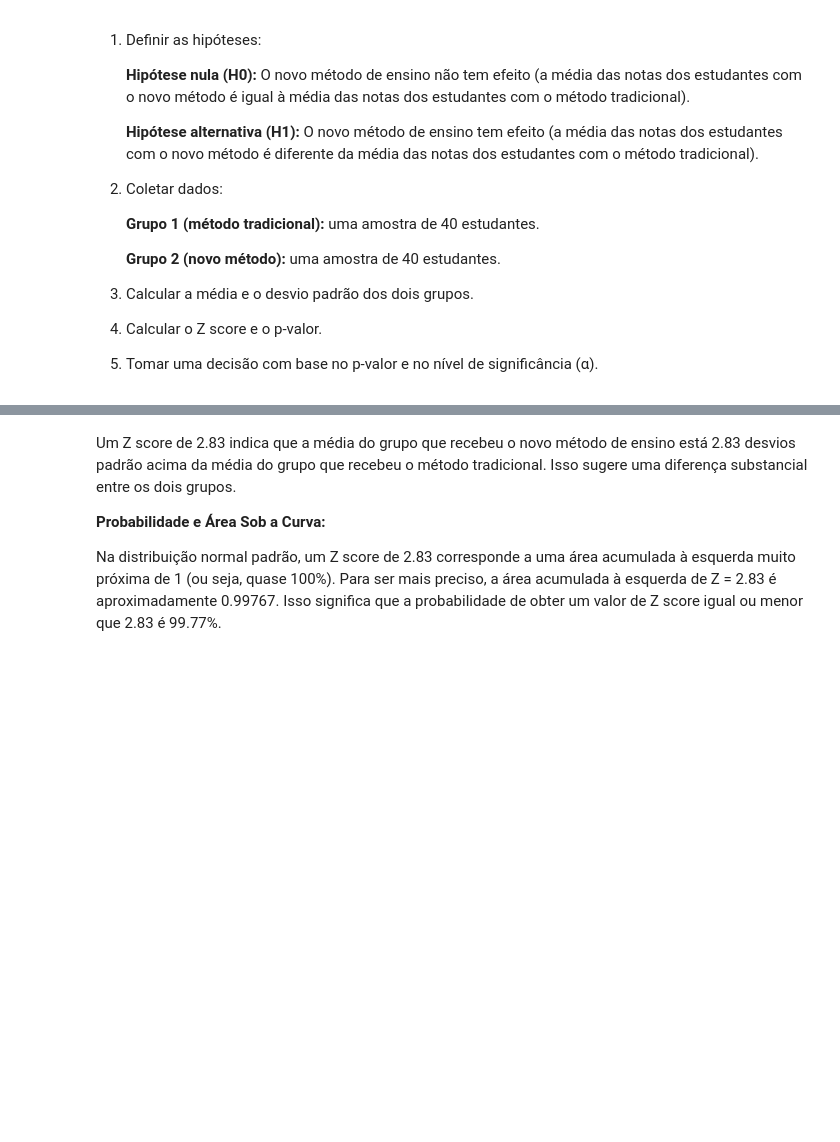
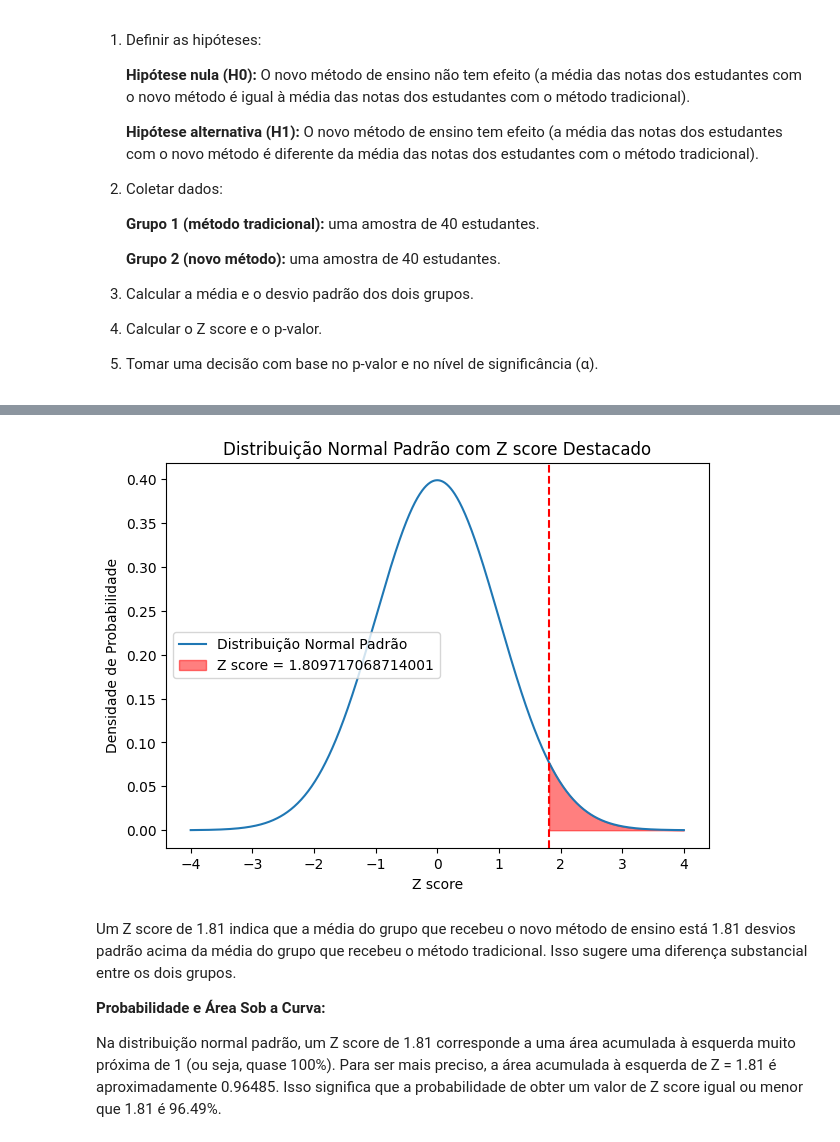
Before and after one commit to reprograma/on35-python-s10-estatistica-II, a Jupyter notebook: material/aula_s10.ipynb, the cells around one changed output, grey strips where cells are left out. Drawn from its saved outputs; the diff is of its cells as text; code cells hidden in the pictures; blank space fills up the shorter version.

```diff
--- a/material/aula_s10.ipynb
+++ b/material/aula_s10.ipynb
@@ -633,37 +657,39 @@ from scipy.stats import norm
 # Parâmetros da distribuição normal padrão
 mu = 0
 sigma = 1
 
 # Valores do eixo x
 x = np.linspace(-4, 4, 1000)
 
 # Função densidade de probabilidade (PDF) da distribuição normal padrão
 pdf = norm.pdf(x, mu, sigma)
 
 # Z score que queremos destacar
-z_score = 2.83
+z_score
 
 # Gerar o gráfico
 plt.figure(figsize=(7, 5))
 
 # Plotar a distribuição normal padrão
 plt.plot(x, pdf, label='Distribuição Normal Padrão')
 
 # Destacar o Z score
 plt.fill_between(x, 0, pdf, where=(x >= z_score), color='red', alpha=0.5, label=f'Z score = {z_score}')
 plt.axvline(z_score, color='red', linestyle='--')
 
 # Adicionar títulos e legendas
 plt.title('Distribuição Normal Padrão com Z score Destacado')
 plt.xlabel('Z score')
 plt.ylabel('Densidade de Probabilidade')
 plt.legend()
 
 # Mostrar o gráfico
 plt.show()
+# %% [output]
+[figure, added]
 # %% [markdown]
-Um Z score de 2.83 indica que a média do grupo que recebeu o novo método de ensino está 2.83 desvios padrão acima da média do grupo que recebeu o método tradicional. Isso sugere uma diferença substancial entre os dois grupos.
+Um Z score de 1.81 indica que a média do grupo que recebeu o novo método de ensino está 1.81 desvios padrão acima da média do grupo que recebeu o método tradicional. Isso sugere uma diferença substancial entre os dois grupos.
 
 **Probabilidade e Área Sob a Curva:**
 
-Na distribuição normal padrão, um Z score de 2.83 corresponde a uma área acumulada à esquerda muito próxima de 1 (ou seja, quase 100%). Para ser mais preciso, a área acumulada à esquerda de Z = 2.83 é aproximadamente 0.99767. Isso significa que a probabilidade de obter um valor de Z score igual ou menor que 2.83 é 99.77%.
+Na distribuição normal padrão, um Z score de 1.81 corresponde a uma área acumulada à esquerda muito próxima de 1 (ou seja, quase 100%). Para ser mais preciso, a área acumulada à esquerda de Z = 1.81 é aproximadamente 0.96485. Isso significa que a probabilidade de obter um valor de Z score igual ou menor que 1.81 é 96.49%.
```
Also changed, not shown: parts of 6 cells of this notebook.
